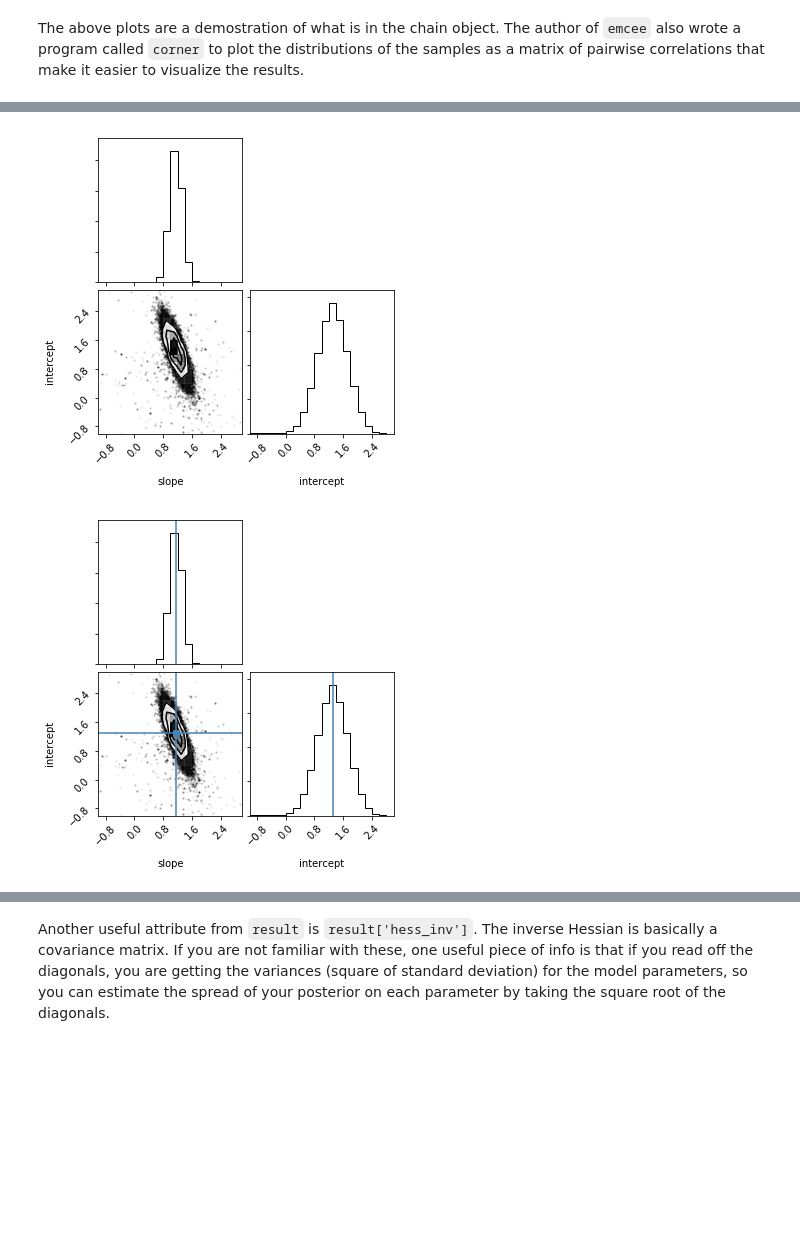
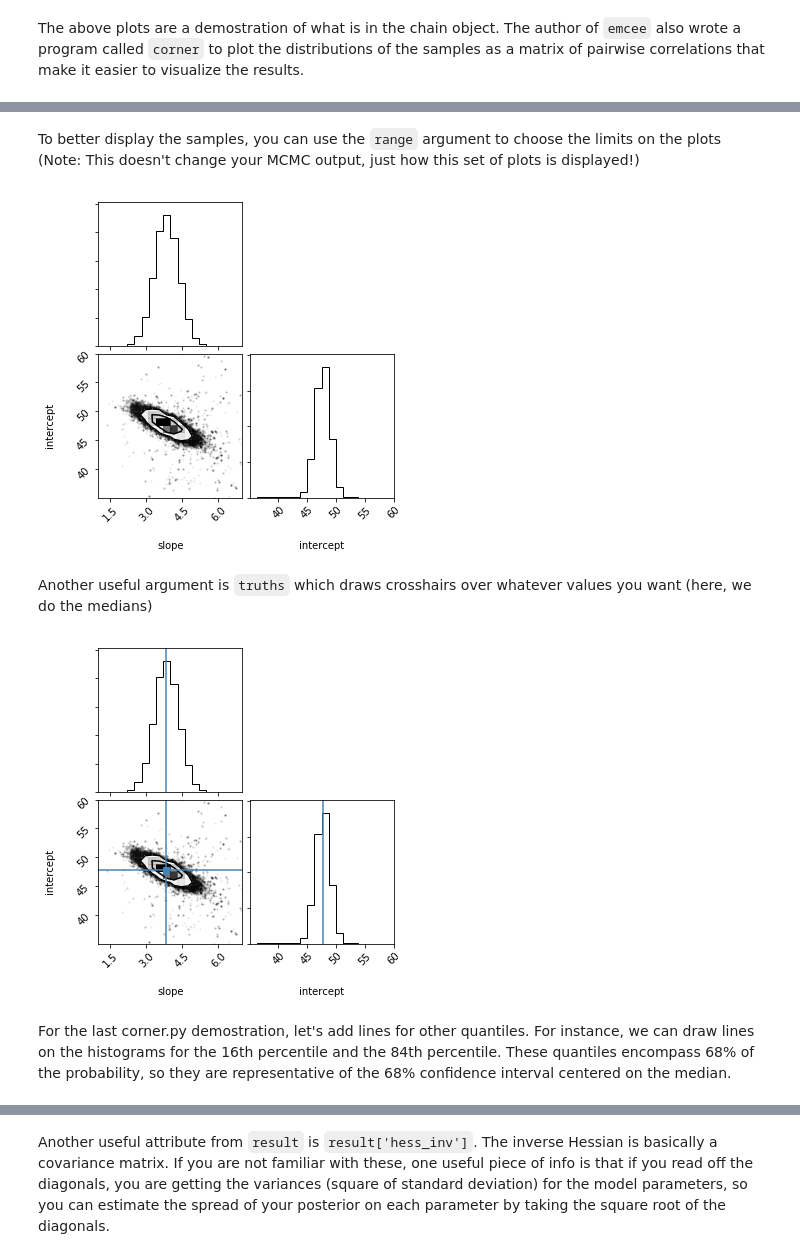
Before and after one commit to henry-ngo/mcmc_workshop, a Jupyter notebook: Session1/util/intro_emcee_complete.ipynb, the cells around one changed output, grey strips where cells are left out. Saved outputs shown, nothing was run; the diff lists cells and outputs as text; code cells hidden in the pictures; blank space fills up the shorter version.

```diff
--- a/Session1/util/intro_emcee_complete.ipynb
+++ b/Session1/util/intro_emcee_complete.ipynb
@@ -86,6 +120,8 @@ Let's start with an uninformed prior, where we do not favour any particular mode
 # %%
-# Define uninformed prior
-def get_ln_prior_uninformed(params):
+# Define posterior
+def get_ln_post(params,x,y,yerr):
     # fill in your function here
-    ln_prior = np.log(1.0)
-    return ln_prior
+    ln_like = get_ln_like(params,x,y,yerr)
+    ln_prior = get_ln_prior(params)
+    ln_post = ln_like + ln_prior
+    return ln_post
@@ -181,7 +177,7 @@ We will be using the `emcee.EnsembleSampler` object, which takes 3 required argu
 
 For more on what you can do, check out the API: http://dfm.io/emcee/current/api/
 # %%
-# Construct the EnsembleSampler object using the posterior with the uninformed prior
-sampler = emcee.EnsembleSampler(nwalkers, ndim, get_ln_post_uninformed, args=[x,y,y_err])
+# Construct the EnsembleSampler object using the posterior
+sampler = emcee.EnsembleSampler(nwalkers, ndim, get_ln_post, args=[x,y,y_err])
 # %% [markdown]
 ### Run the sampler from an initial guess
@@ -189,6 +185,6 @@ Now, we just have to start drawing samples! We must first start with an initial
 # %%
 # Initital position of walkers
-p0 = emcee.utils.sample_ball((1.5,0.1),(2.0,2.0),nwalkers)
+p0 = emcee.utils.sample_ball((5.0,45),(2.0,10),nwalkers)
 # %%
 # Now, run the sampler for 1000 steps (100,000 samples in total), starting from this initial position
 sampler.run_mcmc(p0,1000);
@@ -229,9 +230,15 @@ Using corner is easy, just supply it with the `flatchain` object for a quick loo
+# %% [markdown]
+To better display the samples, you can use the `range` argument to choose the limits on the plots (Note: This doesn't change your MCMC output, just how this set of plots is displayed!)
 # %%
-corner.corner(sampler.flatchain, labels=['slope','intercept'], range=((-1,3),(-1,3)));
+corner.corner(sampler.flatchain, labels=['slope','intercept'], range=((1,7),(35,60)));
 # %% [output]
-[figure, old version]
+[figure, new version]
+# %% [markdown]
+Another useful argument is `truths` which draws crosshairs over whatever values you want (here, we do the medians)
 # %%
 # Add in some lines for the median values "truths"
-corner.corner(sampler.flatchain, labels=['slope','intercept'],range=((-1,3),(-1,3)),truths=median_values);
+corner.corner(sampler.flatchain, labels=['slope','intercept'], range=((1,7),(35,60)), truths=median_values);
 # %% [output]
-[figure, old version]
+[figure, new version]
+# %% [markdown]
+For the last corner.py demostration, let's add lines for other quantiles. For instance, we can draw lines on the histograms for the 16th percentile and the 84th percentile. These quantiles encompass 68% of the probability, so they are representative of the 68% confidence interval centered on the median.
```
Also changed, not shown: parts of 38 cells of this notebook, 3 other files.
